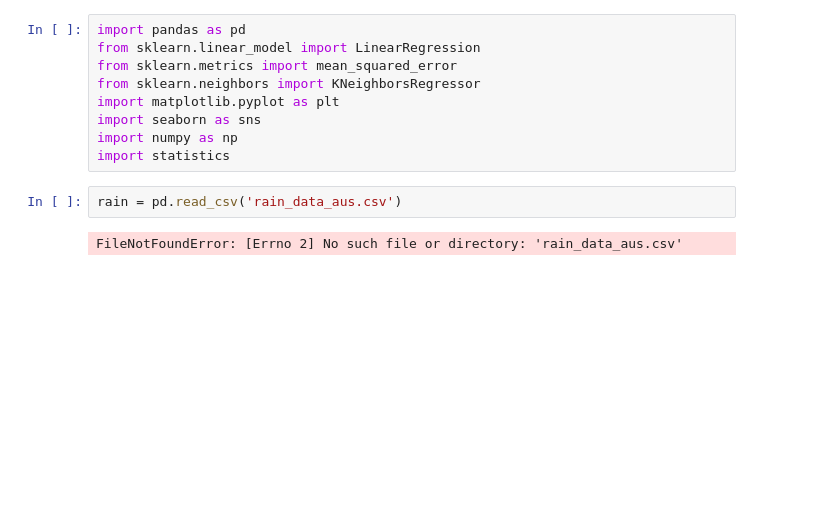
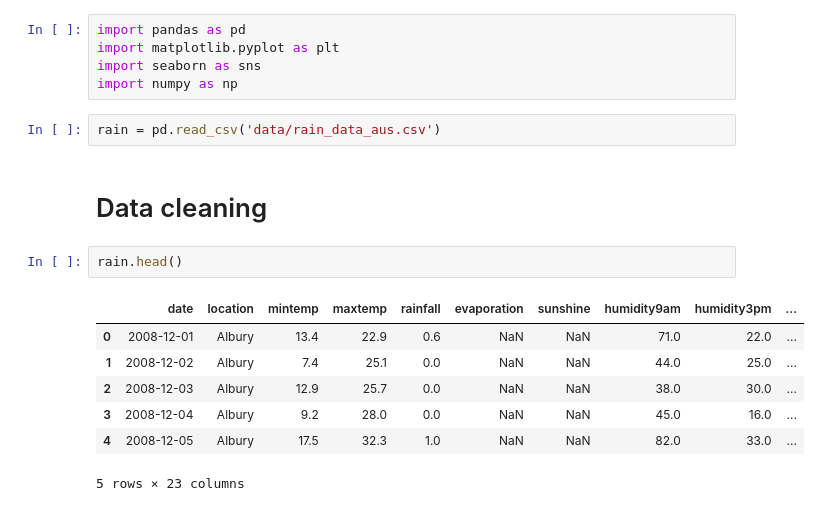
Before and after one commit to rebecacortez/Rain_Project, a Jupyter notebook: Rain.ipynb, the cells around one changed output. Cells and saved outputs as stored; diff of their text form; blank space fills up the shorter version.

```diff
--- a/Rain.ipynb
+++ b/Rain.ipynb
@@ -1,13 +1,19 @@
 # %%
 import pandas as pd
-from sklearn.linear_model import LinearRegression
-from sklearn.metrics import mean_squared_error
-from sklearn.neighbors import KNeighborsRegressor
 import matplotlib.pyplot as plt
 import seaborn as sns
 import numpy as np
-import statistics
 # %%
-rain = pd.read_csv('rain_data_aus.csv')
+rain = pd.read_csv('data/rain_data_aus.csv')
-# %% [output]
-FileNotFoundError: [Errno 2] No such file or directory: 'rain_data_aus.csv'
+# %% [markdown]
+# Data cleaning
+# %%
+rain.head()
+# %% [output]
+|  | date | location | mintemp | maxtemp | rainfall | evaporation | sunshine | humidity9am | humidity3pm | ... |
+| 0 | 2008-12-01 | Albury | 13.4 | 22.9 | 0.6 | NaN | NaN | 71.0 | 22.0 | ... |
+| 1 | 2008-12-02 | Albury | 7.4 | 25.1 | 0.0 | NaN | NaN | 44.0 | 25.0 | ... |
+| 2 | 2008-12-03 | Albury | 12.9 | 25.7 | 0.0 | NaN | NaN | 38.0 | 30.0 | ... |
+| 3 | 2008-12-04 | Albury | 9.2 | 28.0 | 0.0 | NaN | NaN | 45.0 | 16.0 | ... |
+| 4 | 2008-12-05 | Albury | 17.5 | 32.3 | 1.0 | NaN | NaN | 82.0 | 33.0 | ... |
+5 rows × 23 columns
```
Also changed, not shown: parts of 19 cells of this notebook.
